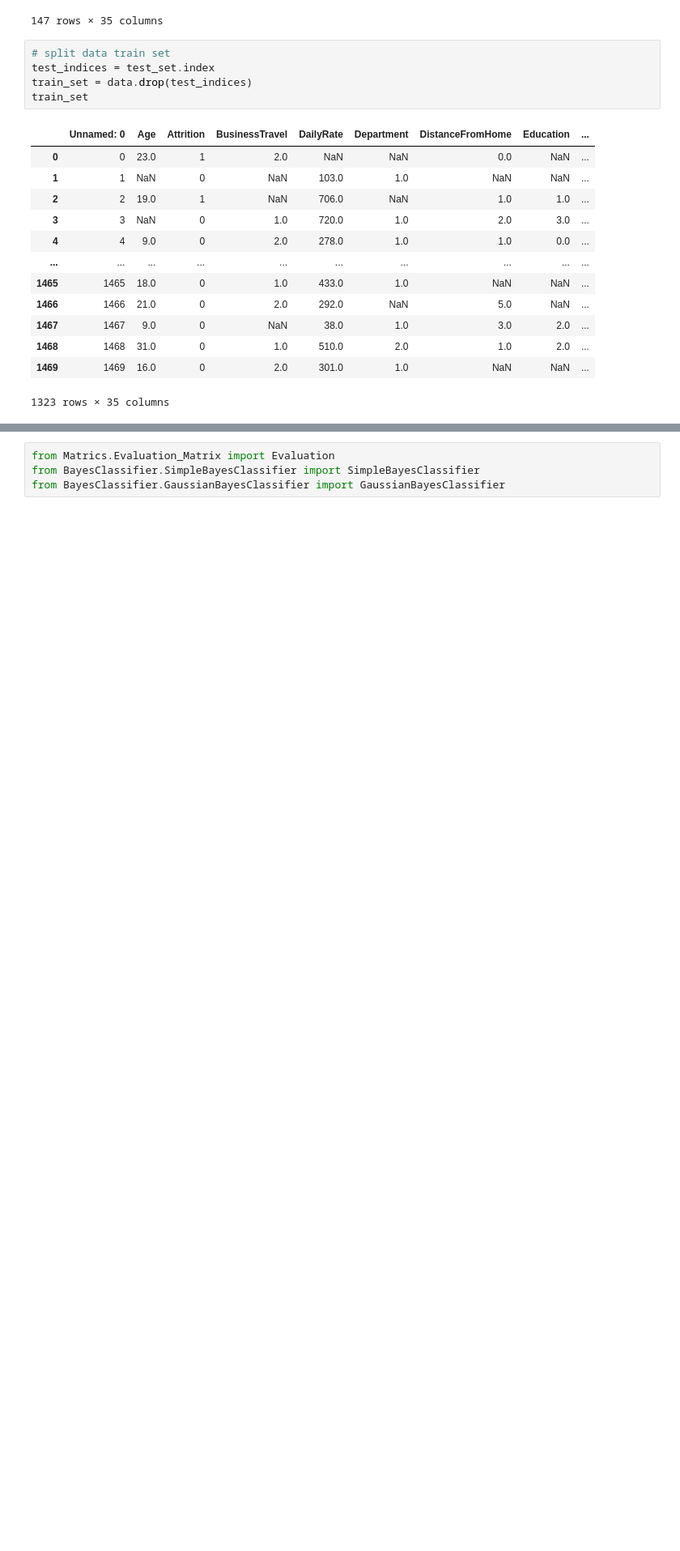
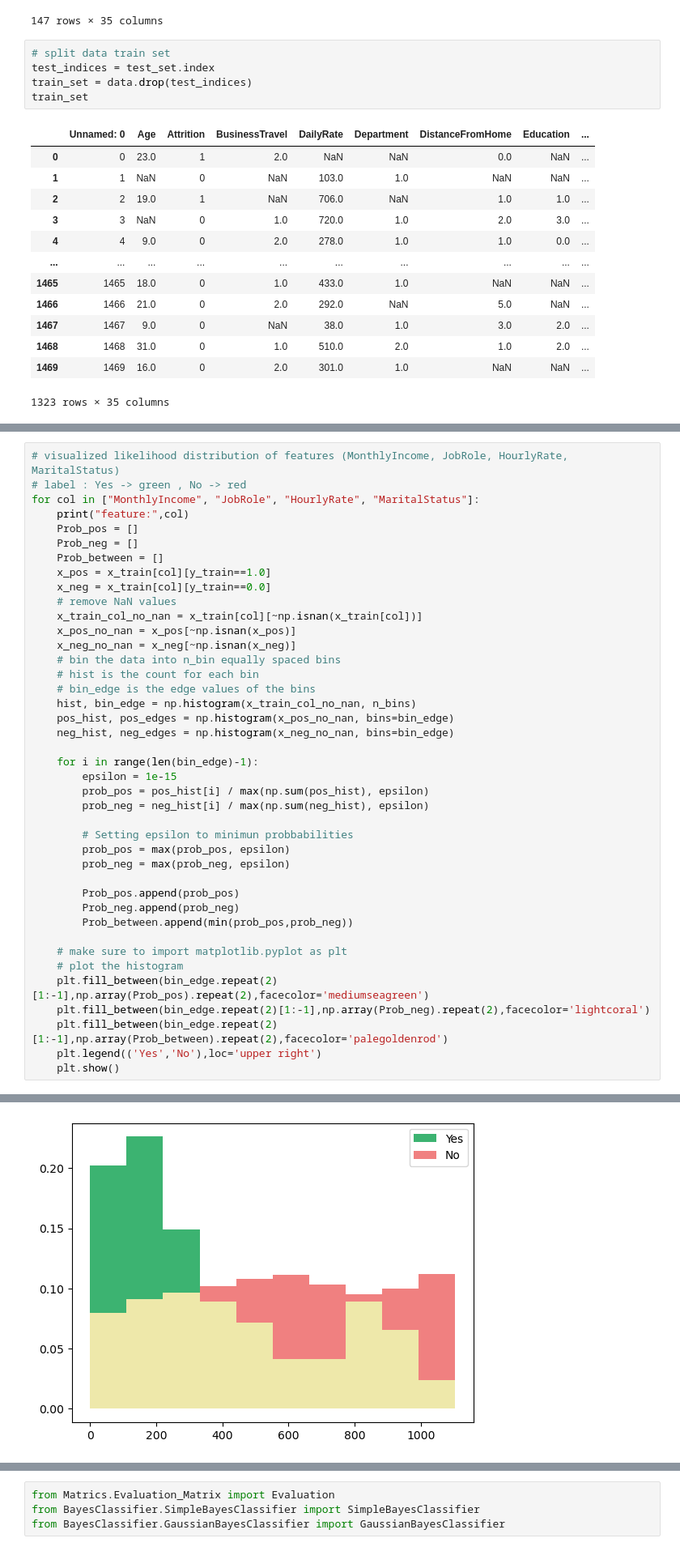
Before and after one commit to ThanatPay/Pattern_Recognition, a Jupyter notebook: 2_BayesClassifier.ipynb, the cells around one changed output, grey strips where cells are left out. Shown at 81% size. Drawn from its saved outputs; the diff is of its cells as text; blank space fills up the shorter version.

```diff
--- a/2_BayesClassifier.ipynb
+++ b/2_BayesClassifier.ipynb
@@ -129,0 +132,42 @@ n_bins=10
+# %%
+# visualized likelihood distribution of features (MonthlyIncome, JobRole, HourlyRate, MaritalStatus)
+# label : Yes -> green , No -> red
+for col in ["MonthlyIncome", "JobRole", "HourlyRate", "MaritalStatus"]:
+    print("feature:",col)
+    Prob_pos = []
+    Prob_neg = []
+    Prob_between = []
+    x_pos = x_train[col][y_train==1.0]
+    x_neg = x_train[col][y_train==0.0]
+    # remove NaN values
+    x_train_col_no_nan = x_train[col][~np.isnan(x_train[col])]
+    x_pos_no_nan = x_pos[~np.isnan(x_pos)]
+    x_neg_no_nan = x_neg[~np.isnan(x_neg)]
+    # bin the data into n_bin equally spaced bins
+    # hist is the count for each bin
+    # bin_edge is the edge values of the bins
+    hist, bin_edge = np.histogram(x_train_col_no_nan, n_bins)
+    pos_hist, pos_edges = np.histogram(x_pos_no_nan, bins=bin_edge)
+    neg_hist, neg_edges = np.histogram(x_neg_no_nan, bins=bin_edge)
+
+    for i in range(len(bin_edge)-1):
+        epsilon = 1e-15
+        prob_pos = pos_hist[i] / max(np.sum(pos_hist), epsilon)
+        prob_neg = neg_hist[i] / max(np.sum(neg_hist), epsilon)
+
+        # Setting epsilon to minimun probbabilities
+        prob_pos = max(prob_pos, epsilon)
+        prob_neg = max(prob_neg, epsilon)
+
+        Prob_pos.append(prob_pos)
+        Prob_neg.append(prob_neg)
+        Prob_between.append(min(prob_pos,prob_neg))
+
+    # make sure to import matplotlib.pyplot as plt
+    # plot the histogram
+    plt.fill_between(bin_edge.repeat(2)[1:-1],np.array(Prob_pos).repeat(2),facecolor='mediumseagreen')
+    plt.fill_between(bin_edge.repeat(2)[1:-1],np.array(Prob_neg).repeat(2),facecolor='lightcoral')
+    plt.fill_between(bin_edge.repeat(2)[1:-1],np.array(Prob_between).repeat(2),facecolor='palegoldenrod')
+    plt.legend(('Yes','No'),loc='upper right')
+    plt.show()
+# %% [output]
@@ -129,0 +175 @@ n_bins=10
+[figure, added]
```
Also changed, not shown: parts of 6 cells of this notebook, 4 other files.
